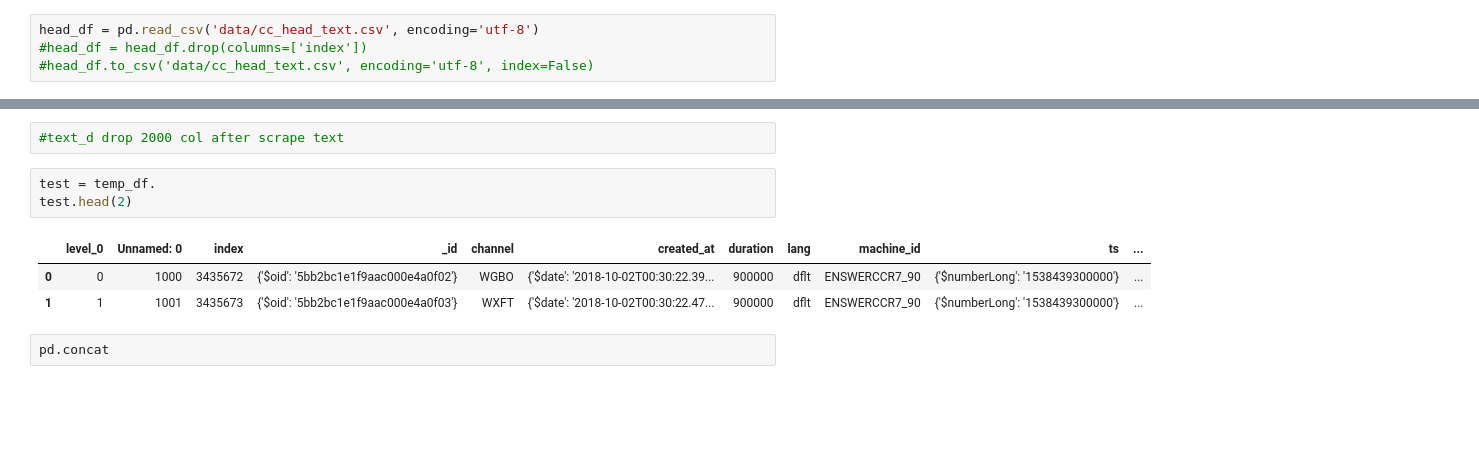
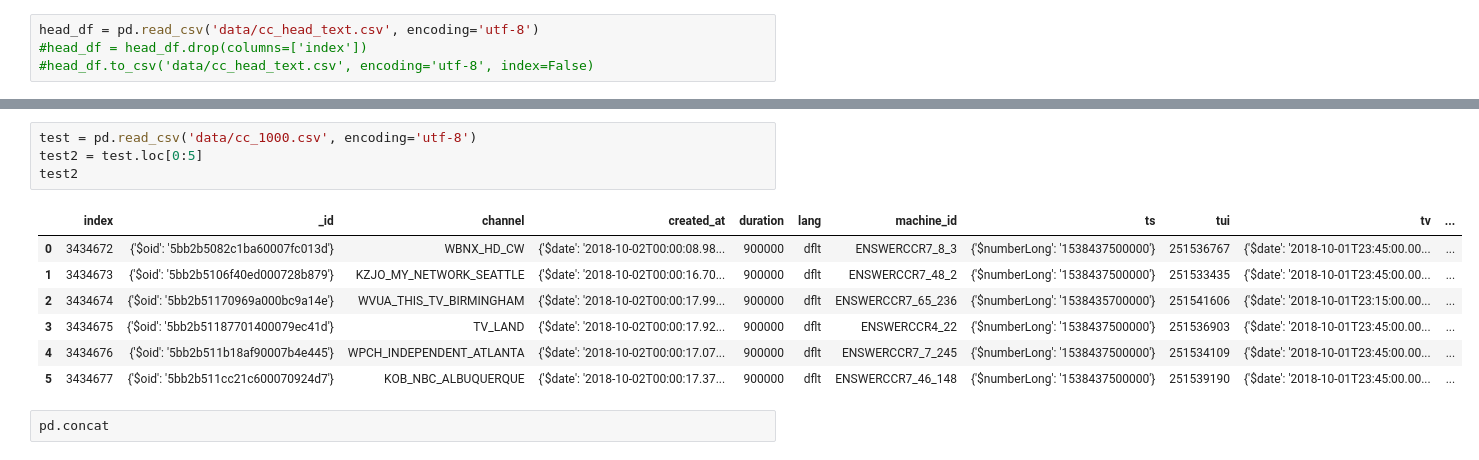
Before and after one commit to albertolovell/closed_caption_classifier, a Jupyter notebook: caption_notebook.ipynb, the cells around one changed output, grey strips where cells are left out. Drawn from its saved outputs; the diff is of its cells as text; blank space fills up the shorter version.

Commit message:
scrape replace

```diff
--- a/caption_notebook.ipynb
+++ b/caption_notebook.ipynb
@@ -320,12 +334,15 @@ head_df.describe()
-# %%
-#text_d drop 2000 col after scrape text
-# %%
-test = temp_df.
-test.head(2)
-# %% [output]
-|  | level_0 | Unnamed: 0 | index | _id | channel | created_at | duration | lang | machine_id | ts | ... |
-| 0 | 0 | 1000 | 3435672 | {'$oid': '5bb2bc1e1f9aac000e4a0f02'} | WGBO | {'$date': '2018-10-02T00:30:22.39... | 900000 | dflt | ENSWERCCR7_90 | {'$numberLong': '1538439300000'} | ... |
-| 1 | 1 | 1001 | 3435673 | {'$oid': '5bb2bc1e1f9aac000e4a0f03'} | WXFT | {'$date': '2018-10-02T00:30:22.47... | 900000 | dflt | ENSWERCCR7_90 | {'$numberLong': '1538439300000'} | ... |
+# %%
+test = pd.read_csv('data/cc_1000.csv', encoding='utf-8')
+test2 = test.loc[0:5]
+test2
+# %% [output]
+|  | index | _id | channel | created_at | duration | lang | machine_id | ts | tui | tv | ... |
+| 0 | 3434672 | {'$oid': '5bb2b5082c1ba60007fc013d'} | WBNX_HD_CW | {'$date': '2018-10-02T00:00:08.98... | 900000 | dflt | ENSWERCCR7_8_3 | {'$numberLong': '1538437500000'} | 251536767 | {'$date': '2018-10-01T23:45:00.00... | ... |
+| 1 | 3434673 | {'$oid': '5bb2b5106f40ed000728b879'} | KZJO_MY_NETWORK_SEATTLE | {'$date': '2018-10-02T00:00:16.70... | 900000 | dflt | ENSWERCCR7_48_2 | {'$numberLong': '1538437500000'} | 251533435 | {'$date': '2018-10-01T23:45:00.00... | ... |
+| 2 | 3434674 | {'$oid': '5bb2b51170969a000bc9a14e'} | WVUA_THIS_TV_BIRMINGHAM | {'$date': '2018-10-02T00:00:17.99... | 900000 | dflt | ENSWERCCR7_65_236 | {'$numberLong': '1538435700000'} | 251541606 | {'$date': '2018-10-01T23:15:00.00... | ... |
+| 3 | 3434675 | {'$oid': '5bb2b51187701400079ec41d'} | TV_LAND | {'$date': '2018-10-02T00:00:17.92... | 900000 | dflt | ENSWERCCR4_22 | {'$numberLong': '1538437500000'} | 251536903 | {'$date': '2018-10-01T23:45:00.00... | ... |
+| 4 | 3434676 | {'$oid': '5bb2b511b18af90007b4e445'} | WPCH_INDEPENDENT_ATLANTA | {'$date': '2018-10-02T00:00:17.07... | 900000 | dflt | ENSWERCCR7_7_245 | {'$numberLong': '1538437500000'} | 251534109 | {'$date': '2018-10-01T23:45:00.00... | ... |
+| 5 | 3434677 | {'$oid': '5bb2b511cc21c600070924d7'} | KOB_NBC_ALBUQUERQUE | {'$date': '2018-10-02T00:00:17.37... | 900000 | dflt | ENSWERCCR7_46_148 | {'$numberLong': '1538437500000'} | 251539190 | {'$date': '2018-10-01T23:45:00.00... | ... |
 # %%
 pd.concat
 # %%
```
Also changed, not shown: parts of 6 cells of this notebook.
